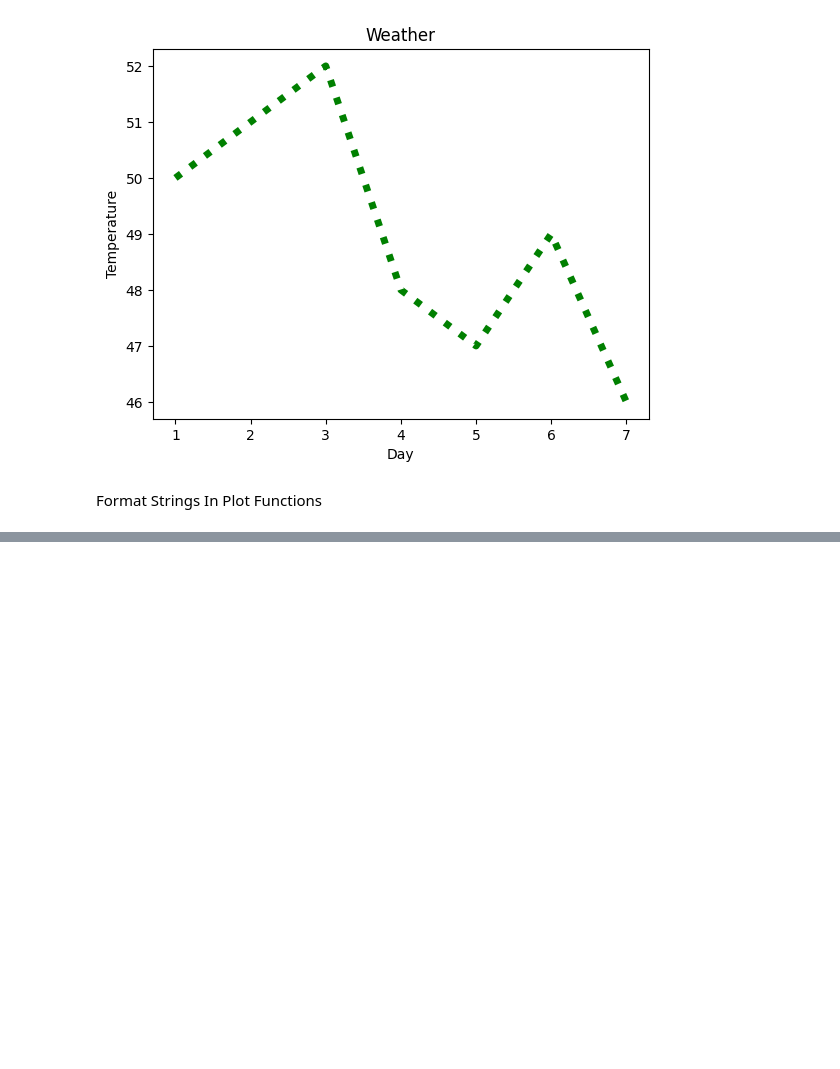
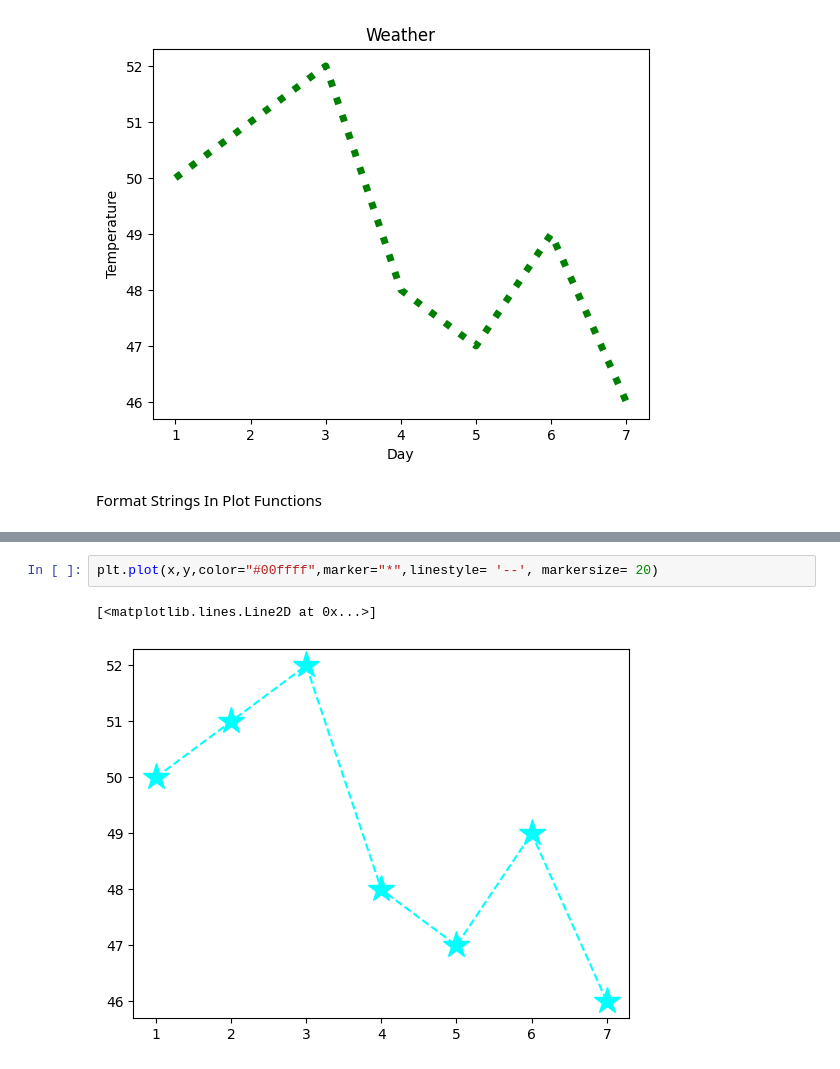
Before and after one commit to ChiefBibek/Matplotlib, a Jupyter notebook: matplot.ipynb, the cells around one changed output, grey strips where cells are left out. Drawn from its saved outputs; the diff is of its cells as text; blank space fills up the shorter version.

```diff
--- a/matplot.ipynb
+++ b/matplot.ipynb
@@ -28,0 +46,5 @@ Format Strings In Plot Functions
+# %%
+plt.plot(x,y,color="#00ffff",marker="*",linestyle= '--', markersize= 20)
+# %% [output]
+[<matplotlib.lines.Line2D at 0x...>]
+[figure, added]
```
Also changed, not shown: parts of 4 cells of this notebook.
